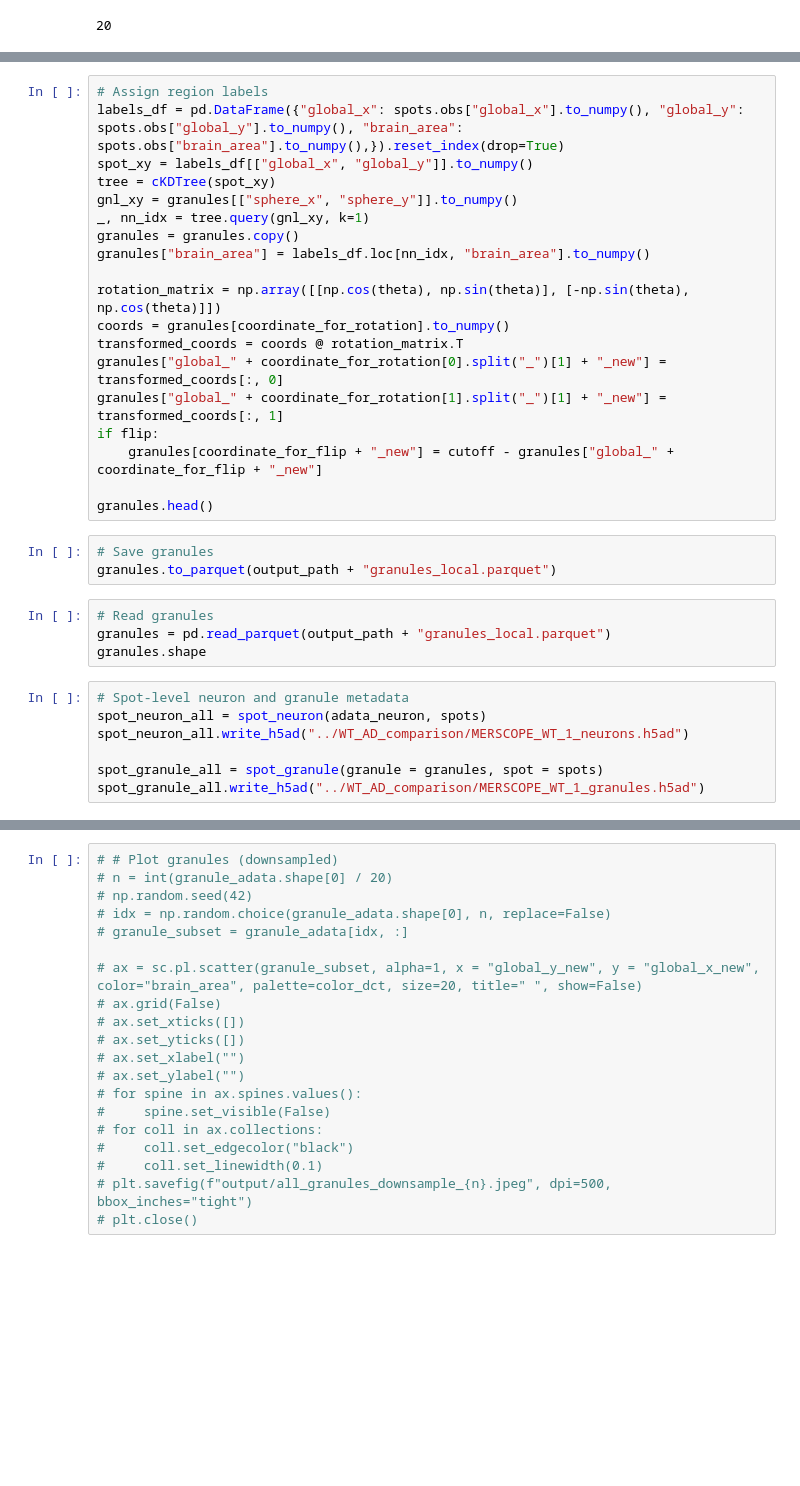
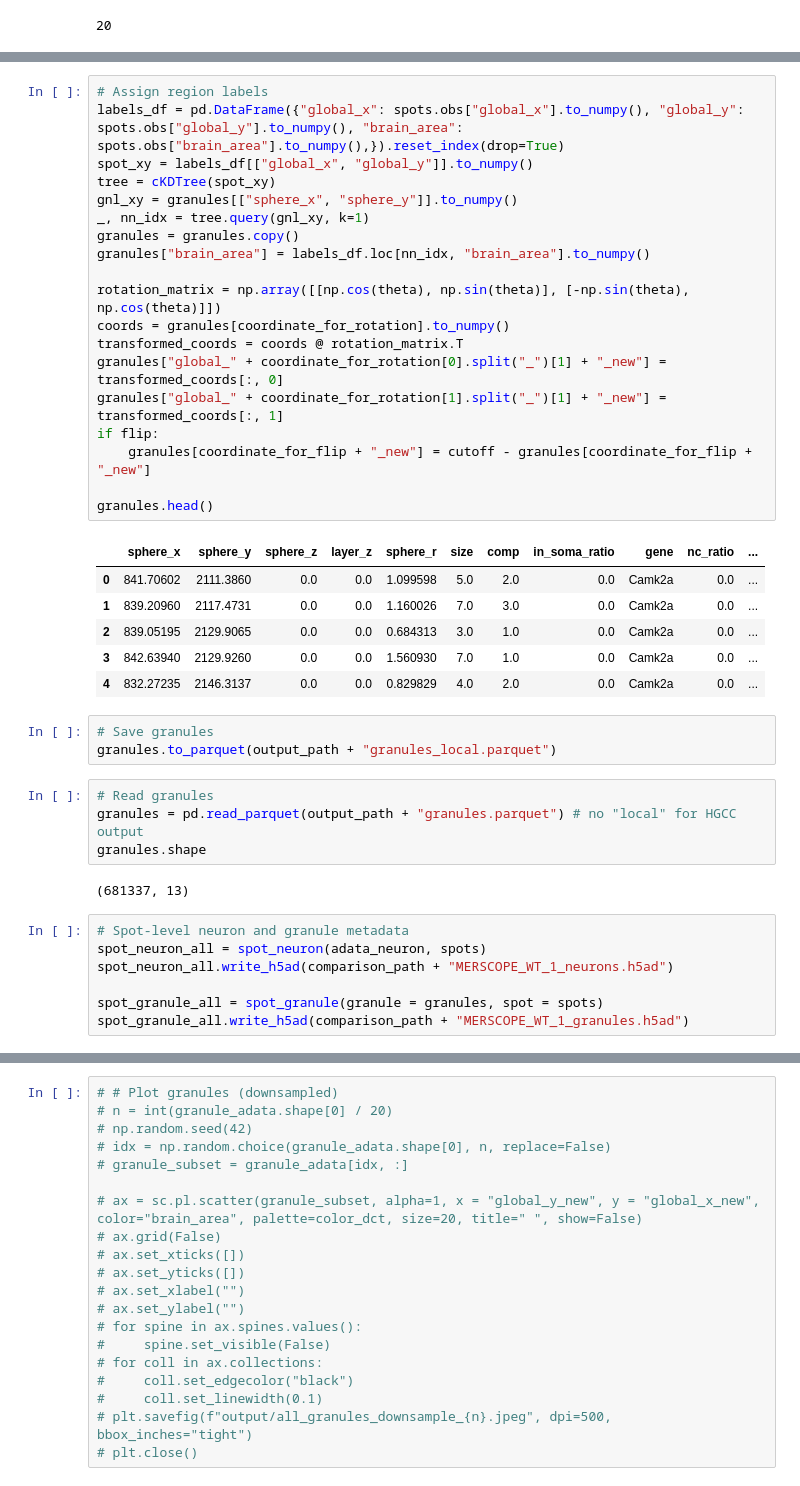
Before and after one commit to chen-yang-yuan/mcDETECT, a Jupyter notebook: code/2_detection.ipynb, the cells around one changed output, grey strips where cells are left out. Saved outputs shown, nothing was run; the diff lists cells and outputs as text; blank space fills up the shorter version.

```diff
--- a/code/2_detection.ipynb
+++ b/code/2_detection.ipynb
@@ -93,36 +112,45 @@ print(f"Time taken: {t1 - t0} seconds")
 # %%
 # Assign region labels
 labels_df = pd.DataFrame({"global_x": spots.obs["global_x"].to_numpy(), "global_y": spots.obs["global_y"].to_numpy(), "brain_area": spots.obs["brain_area"].to_numpy(),}).reset_index(drop=True)
 spot_xy = labels_df[["global_x", "global_y"]].to_numpy()
 tree = cKDTree(spot_xy)
 gnl_xy = granules[["sphere_x", "sphere_y"]].to_numpy()
 _, nn_idx = tree.query(gnl_xy, k=1)
 granules = granules.copy()
 granules["brain_area"] = labels_df.loc[nn_idx, "brain_area"].to_numpy()
 
 rotation_matrix = np.array([[np.cos(theta), np.sin(theta)], [-np.sin(theta), np.cos(theta)]])
 coords = granules[coordinate_for_rotation].to_numpy()
 transformed_coords = coords @ rotation_matrix.T
 granules["global_" + coordinate_for_rotation[0].split("_")[1] + "_new"] = transformed_coords[:, 0]
 granules["global_" + coordinate_for_rotation[1].split("_")[1] + "_new"] = transformed_coords[:, 1]
 if flip:
-    granules[coordinate_for_flip + "_new"] = cutoff - granules["global_" + coordinate_for_flip + "_new"]
+    granules[coordinate_for_flip + "_new"] = cutoff - granules[coordinate_for_flip + "_new"]
 
 granules.head()
+# %% [output]
+|  | sphere_x | sphere_y | sphere_z | layer_z | sphere_r | size | comp | in_soma_ratio | gene | nc_ratio | ... |
+| 0 | 841.70602 | 2111.3860 | 0.0 | 0.0 | 1.099598 | 5.0 | 2.0 | 0.0 | Camk2a | 0.0 | ... |
+| 1 | 839.20960 | 2117.4731 | 0.0 | 0.0 | 1.160026 | 7.0 | 3.0 | 0.0 | Camk2a | 0.0 | ... |
+| 2 | 839.05195 | 2129.9065 | 0.0 | 0.0 | 0.684313 | 3.0 | 1.0 | 0.0 | Camk2a | 0.0 | ... |
+| 3 | 842.63940 | 2129.9260 | 0.0 | 0.0 | 1.560930 | 7.0 | 1.0 | 0.0 | Camk2a | 0.0 | ... |
+| 4 | 832.27235 | 2146.3137 | 0.0 | 0.0 | 0.829829 | 4.0 | 2.0 | 0.0 | Camk2a | 0.0 | ... |
 # %%
 # Save granules
 granules.to_parquet(output_path + "granules_local.parquet")
 # %%
 # Read granules
-granules = pd.read_parquet(output_path + "granules_local.parquet")
+granules = pd.read_parquet(output_path + "granules.parquet") # no "local" for HGCC output
 granules.shape
+# %% [output]
+(681337, 13)
 # %%
 # Spot-level neuron and granule metadata
 spot_neuron_all = spot_neuron(adata_neuron, spots)
-spot_neuron_all.write_h5ad("../WT_AD_comparison/MERSCOPE_WT_1_neurons.h5ad")
+spot_neuron_all.write_h5ad(comparison_path + "MERSCOPE_WT_1_neurons.h5ad")
 
 spot_granule_all = spot_granule(granule = granules, spot = spots)
-spot_granule_all.write_h5ad("../WT_AD_comparison/MERSCOPE_WT_1_granules.h5ad")
+spot_granule_all.write_h5ad(comparison_path + "MERSCOPE_WT_1_granules.h5ad")
 # %%
 sc.set_figure_params(scanpy = True, figsize = (6, 9))
 ax = sc.pl.scatter(spot_granule_all, alpha = 1, x = "global_y_new", y = "global_x_new", color = "brain_area", palette = color_dct, size = 40, title = " ", show = False)
```
Also changed, not shown: parts of 8 cells of this notebook, 4 other files.
